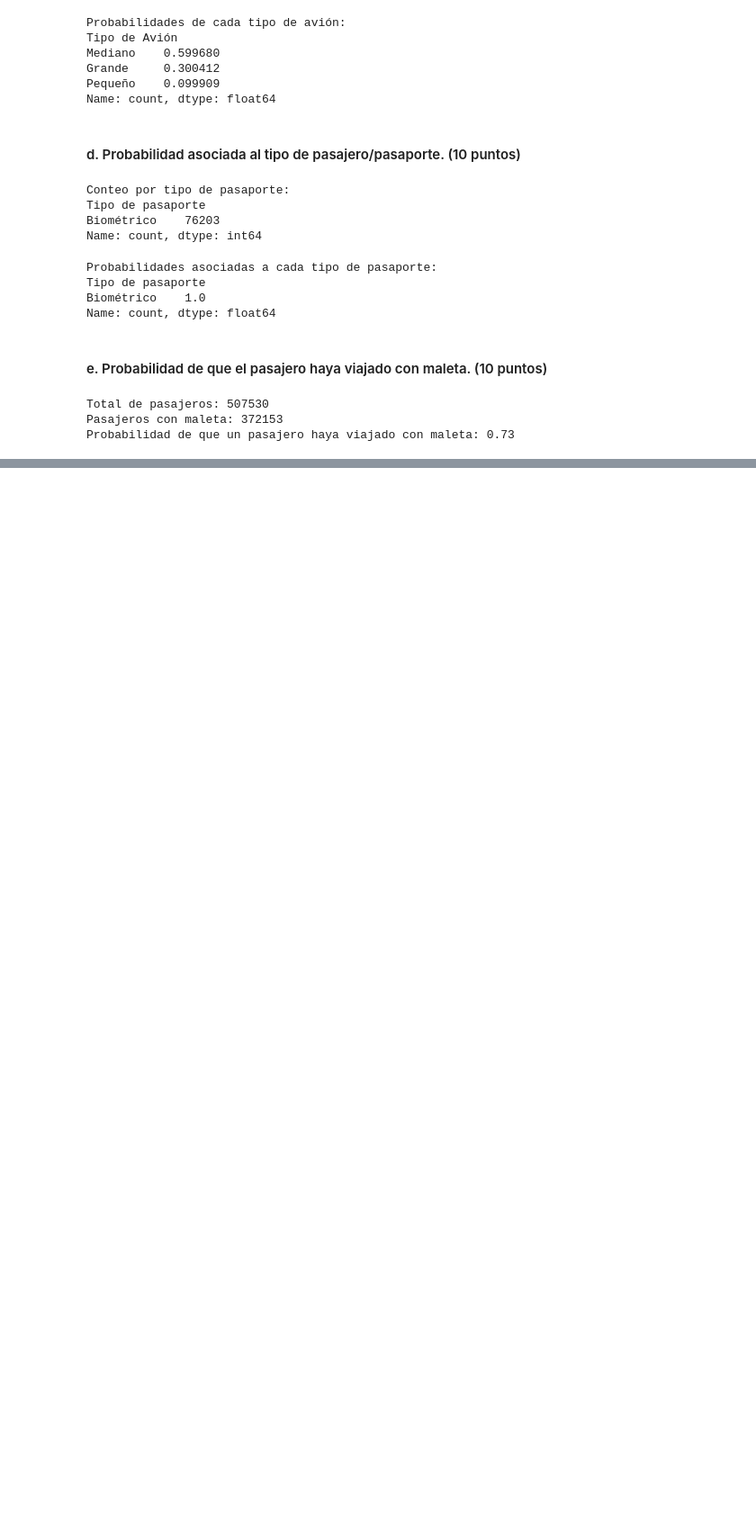
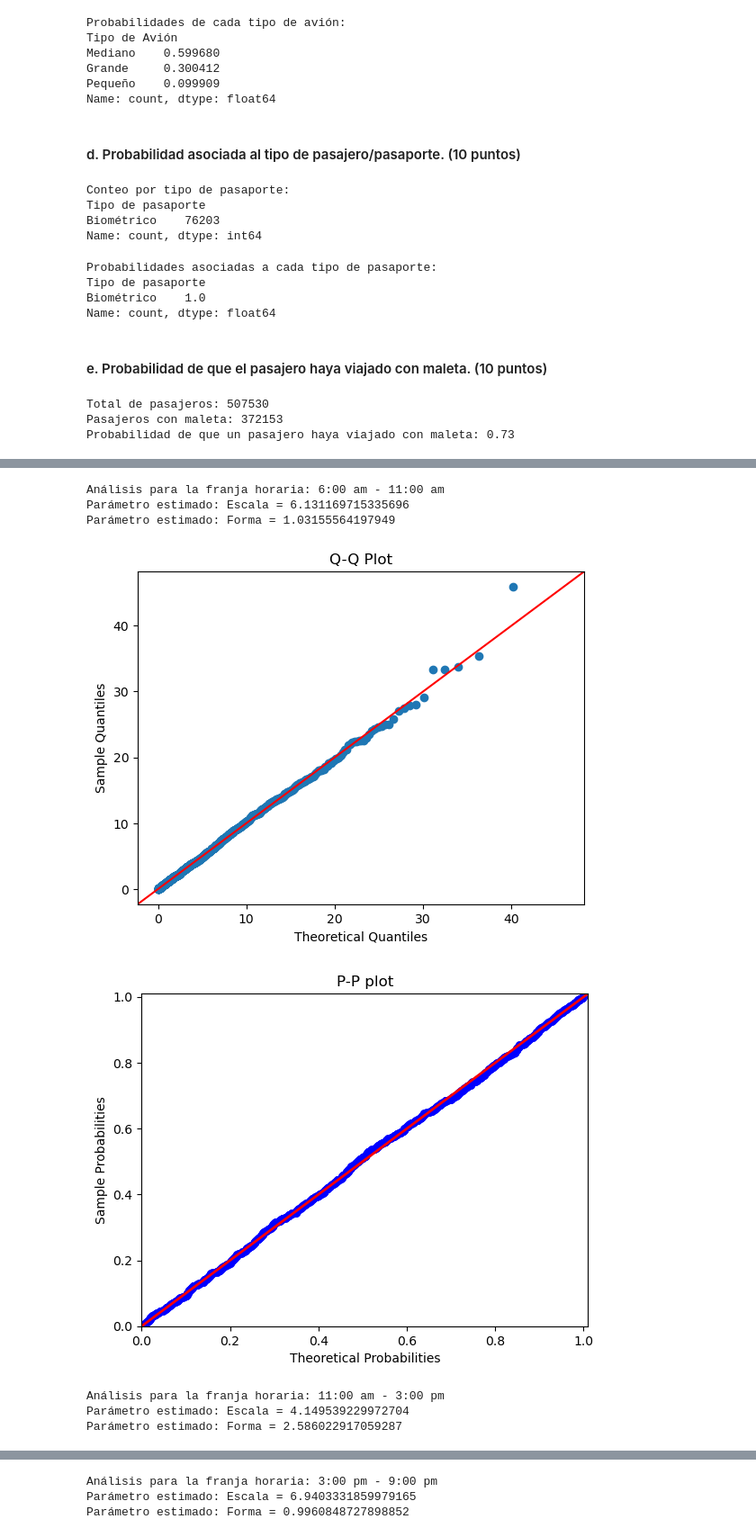
Before and after one commit to juankquintana/Simulacion-Python, a Jupyter notebook: Semana 3/Caso/Caso 3 Informe.ipynb, the cells around one changed output, grey strips where cells are left out. Shown: that part at 90% size. Drawn from its saved outputs; the diff is of its cells as text; code cells hidden in the pictures; blank space fills up the shorter version.

```diff
--- a/Semana 3/Caso/Caso 3 Informe.ipynb
+++ b/Semana 3/Caso/Caso 3 Informe.ipynb
@@ -208,0 +372,15 @@ Probabilidad de que un pasajero haya viajado con maleta: 0.73
+# %%
+for franja in franjas:
+    print(f"Análisis para la franja horaria: {franja}")
+    datos_franja = datos_llegada_aviones[datos_llegada_aviones['Franja Horaria'] == franja]
+    tiempos_entre_arribos = datos_franja['Tiempo entre Arribos (minutos)'].dropna()
+    PP_QQ_plot_weibull(tiempos_entre_arribos)
+# %% [output]
+Análisis para la franja horaria: 6:00 am - 11:00 am
+Parámetro estimado: Escala = 6.131169715335696
+Parámetro estimado: Forma = 1.03155564197949
+[figure, added]
+[figure, added]
+Análisis para la franja horaria: 11:00 am - 3:00 pm
+Parámetro estimado: Escala = 4.149539229972704
+Parámetro estimado: Forma = 2.586022917059287
@@ -208,0 +389,3 @@ Probabilidad de que un pasajero haya viajado con maleta: 0.73
+Análisis para la franja horaria: 3:00 pm - 9:00 pm
+Parámetro estimado: Escala = 6.9403331859979165
+Parámetro estimado: Forma = 0.9960848727898852
```
Also changed, not shown: parts of 15 cells of this notebook.
